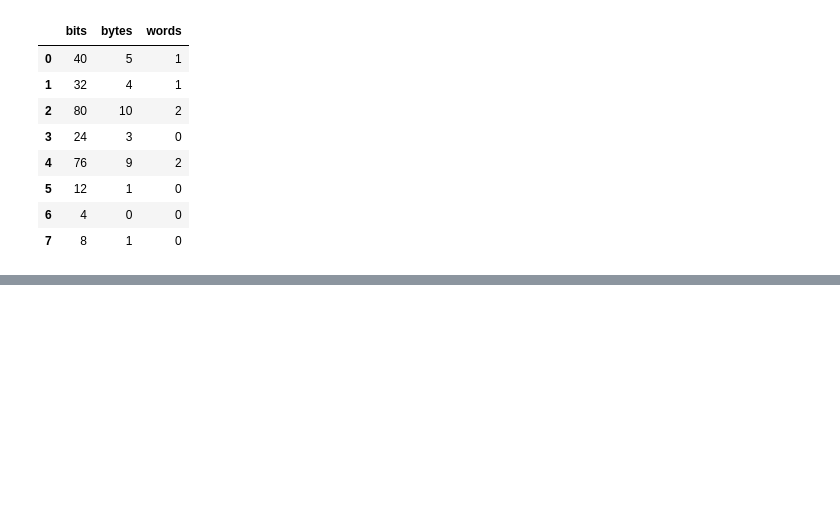
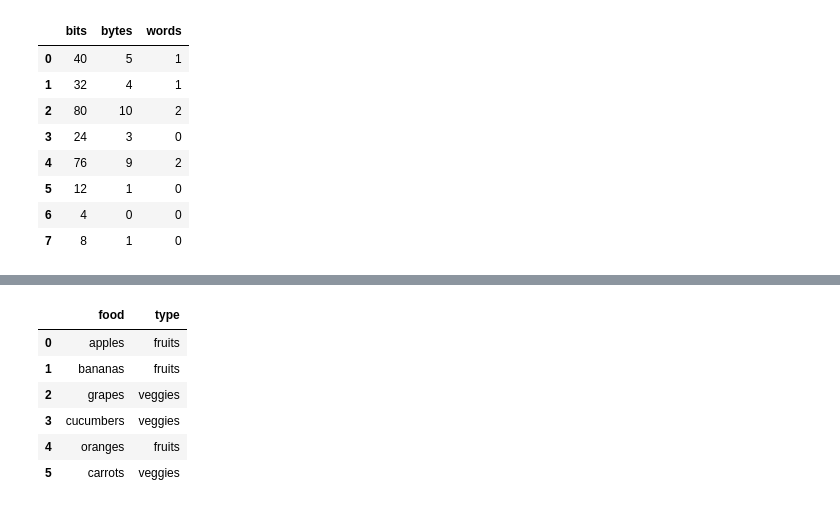
Before and after one commit to mmj32/Class-Practice-Repo, a Jupyter notebook: todo5/pandas_notes2_haring.ipynb, the cells around one changed output, grey strips where cells are left out. Drawn from its saved outputs; the diff is of its cells as text; code cells hidden in the pictures; blank space fills up the shorter version.

```diff
--- a/todo5/pandas_notes2_haring.ipynb
+++ b/todo5/pandas_notes2_haring.ipynb
@@ -755,3 +755,8 @@ bit_con_df
 | 5 | 12 | 1 | 0 |
 | 6 | 4 | 0 | 0 |
 | 7 | 8 | 1 | 0 |
+# %%
+foods = {'food': ['apples', 'bananas', 'grapes', 'cucumbers', 'oranges', 'carrots']}
+f_vs_v = {'cucumbers': 'veggies', 'apples':'fruits', 'bananas':'fruits', 'grapes':'veggies', 'oranges':'fruits', 'carrots':'veggies'}
+f_and_v = pd.DataFrame(foods)
+f_and_v
@@ -757,0 +771,11 @@ bit_con_df
+# %%
+f_and_v['type'] = f_and_v.food.map(f_vs_v)
+f_and_v
+# %% [output]
+|  | food | type |
+| 0 | apples | fruits |
+| 1 | bananas | fruits |
+| 2 | grapes | veggies |
+| 3 | cucumbers | veggies |
+| 4 | oranges | fruits |
+| 5 | carrots | veggies |
```
Also changed, not shown: parts of 1 cell of this notebook.
